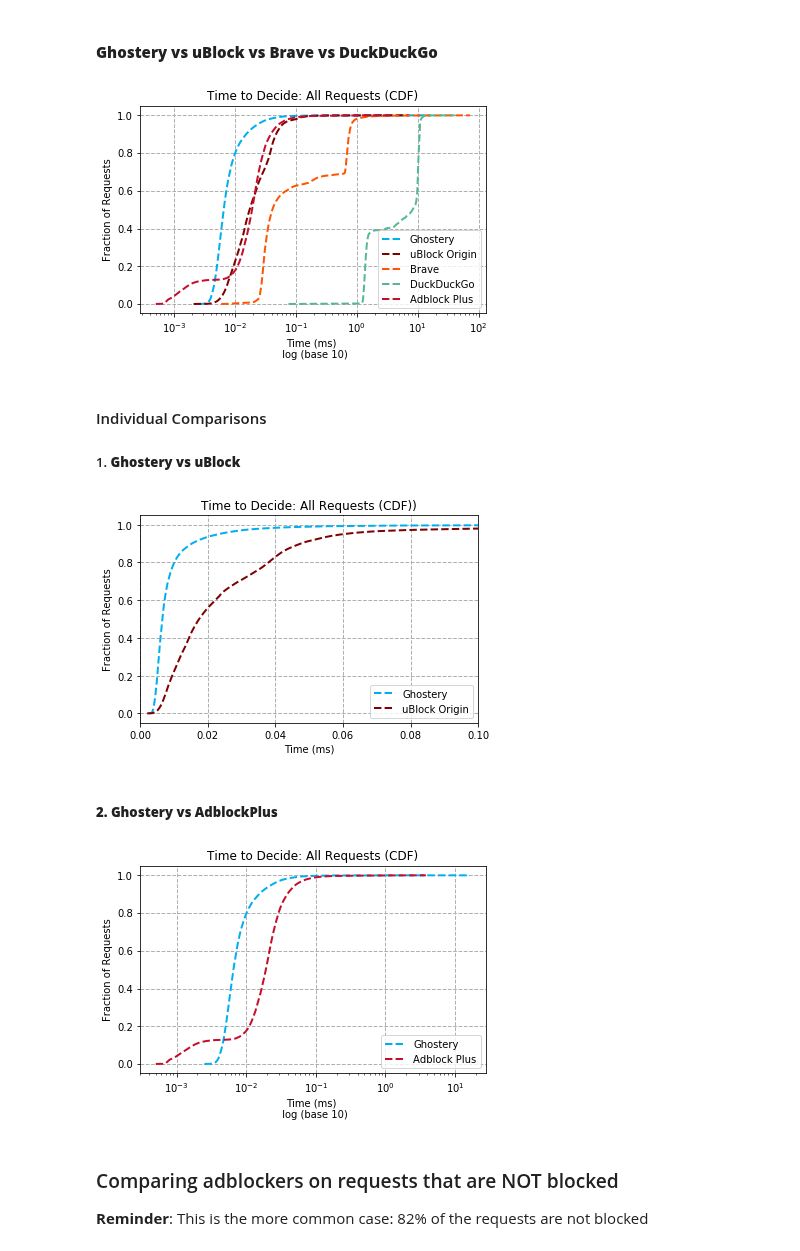
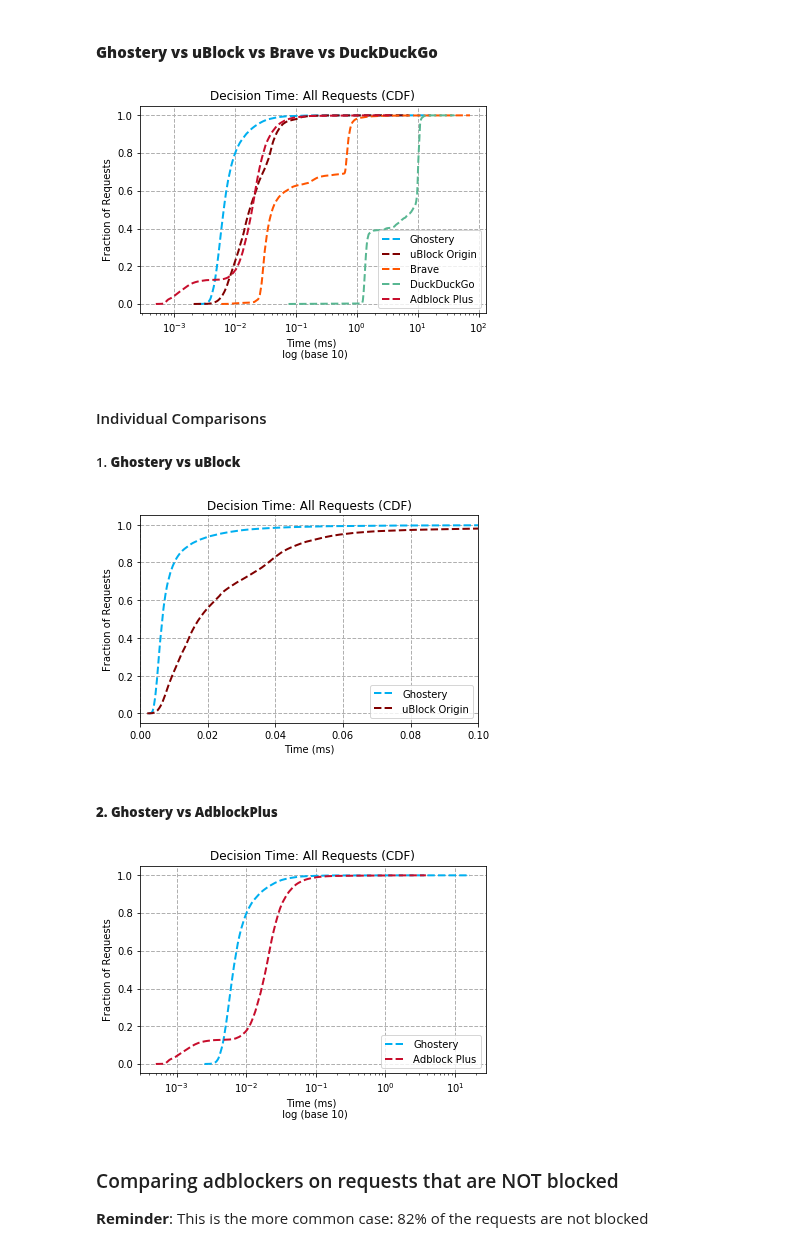
Before and after one commit to ghostery/adblocker, a Jupyter notebook: bench/comparison/comparing_adblockers.ipynb, the cells around one changed output. Saved outputs shown, nothing was run; the diff lists cells and outputs as text; code cells hidden in the pictures.

```diff
--- a/bench/comparison/comparing_adblockers.ipynb
+++ b/bench/comparison/comparing_adblockers.ipynb
@@ -29,17 +29,17 @@ pieplot(ghostery, ublock, duck, brave, abp)
 # %%
 compare_CDF(
     ghostery,
     ublock,
     brave,
     duck,
     abp,
     attr="all",
     log_x=True,
     log_y=False,
-    title='Time to Decide: All Requests (CDF)'
+    title='Decision Time: All Requests (CDF)'
 )
 # %% [output]
-[figure, old version]
+[figure, new version]
 # %% [markdown]
 #### Individual Comparisons
 ##### 1. **Ghostery vs uBlock**
@@ -51,10 +51,10 @@ compare_CDF(
     log_x=False,
     log_y=False,
     xlim=(0, 0.10),
-    title='Time to Decide: All Requests (CDF))'
+    title='Decision Time: All Requests (CDF)'
 )
 # %% [output]
-[figure, old version]
+[figure, new version]
 # %% [markdown]
 ##### **2. Ghostery vs AdblockPlus**
 # %%
@@ -64,10 +64,10 @@ compare_CDF(
     attr="all",
     log_x=True,
     log_y=False,
-    title='Time to Decide: All Requests (CDF)'
+    title='Decision Time: All Requests (CDF)'
 )
 # %% [output]
-[figure, old version]
+[figure, new version]
 # %% [markdown]
 ### Comparing adblockers on requests that are NOT blocked
 **Reminder**: This is the more common case: 82% of the requests are not blocked
```
Also changed, not shown: parts of 7 cells of this notebook, 22 other files.
